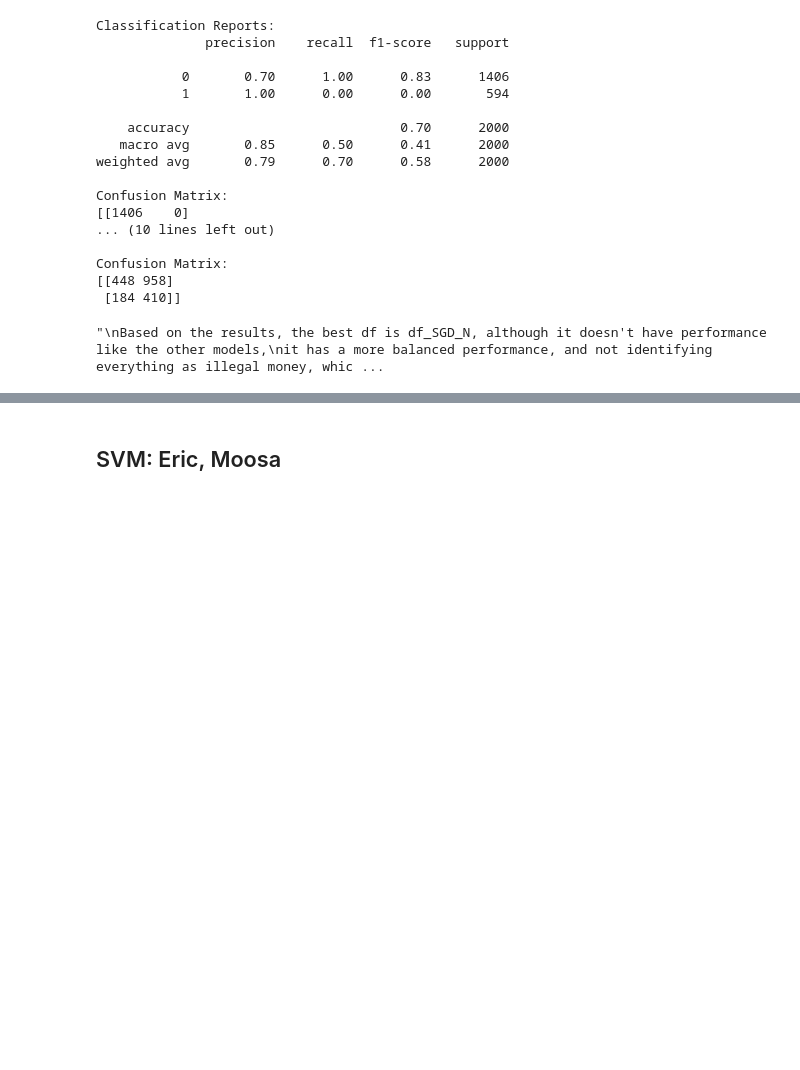
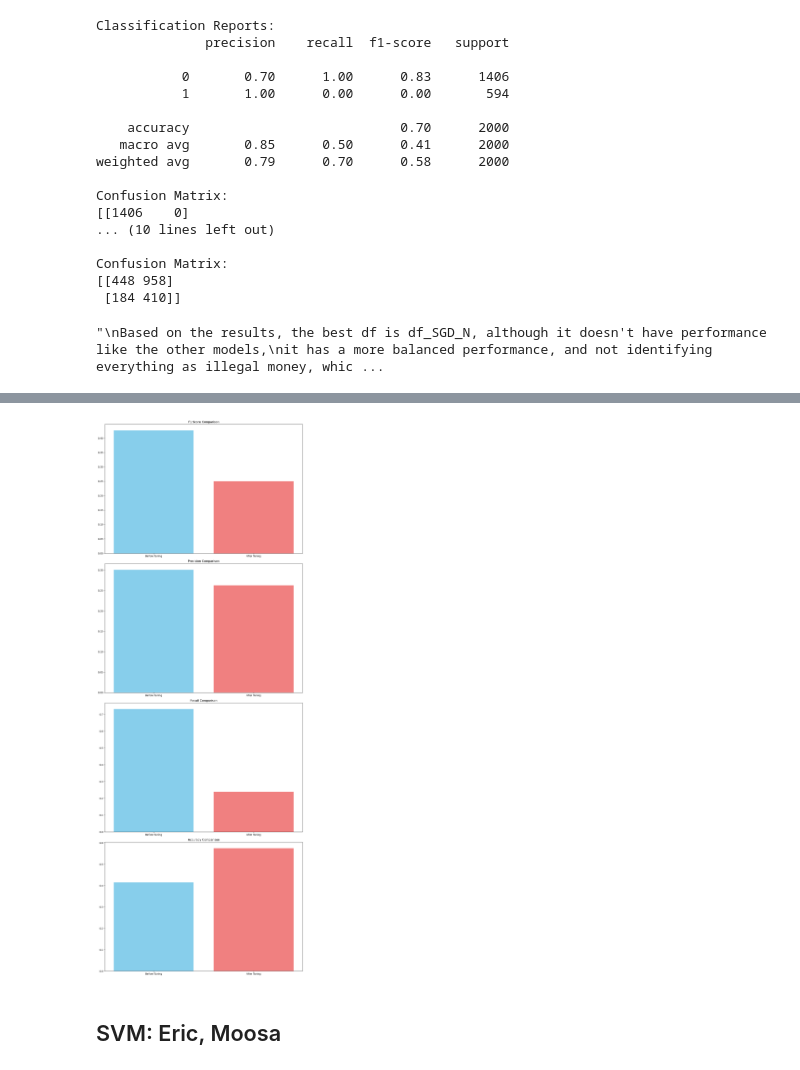
Before and after one commit to ericrlessa/ai-group, a Jupyter notebook: Term Project Code Final.ipynb, the cells around one changed output, grey strips where cells are left out. Drawn from its saved outputs; the diff is of its cells as text; code cells hidden in the pictures; blank space fills up the shorter version.

```diff
--- a/Term Project Code Final.ipynb
+++ b/Term Project Code Final.ipynb
@@ -1207,19 +1144,12 @@ grid_search.fit(X_resampled, y_resampled)
 #print(grid_search.best_estimator_)
 best_model = grid_search.best_estimator_
 y_pred = best_model.predict(X_test)
-cm = confusion_matrix(y_test, y_pred)
-cr = classification_report(y_test, y_pred)
-accuracy = accuracy_score(y_test, y_pred)
-f1 = f1_score(y_test, y_pred)
-precision = precision_score(y_test, y_pred)
-recall = recall_score(y_test, y_pred)
-
-print(cm)
-print(cr)
-print(accuracy)
-print(f1)
-print(precision)
-print(recall)
+after_cm = confusion_matrix(y_test, y_pred)
+after_cr = classification_report(y_test, y_pred)
+after_accuracy = accuracy_score(y_test, y_pred)
+after_f1 = f1_score(y_test, y_pred)
+after_precision = precision_score(y_test, y_pred)
+after_recall = recall_score(y_test, y_pred)
 # %% [output]
 Fitting 5 folds for each of 540 candidates, totalling 2700 fits
 [CV] END alpha=0.0001, eta0=0.01, learning_rate=optimal, loss=hinge, penalty=l2; total time=   0.0s
@@ -1281,3 +1430,28 @@ weighted avg       0.58      0.38      0.36      2000
+# %%
+# Visualize the comparison of all the results
+subplots = 4
+fig, axs = plt.subplots(subplots, 1, figsize=(12, 8 * subplots))
+
+# Define colors for each bar
+before_color = 'skyblue'
+after_color = 'lightcoral'
+
+axs[0].bar(['Before Tuning', 'After Tuning'], [before_f1, after_f1], color=[before_color, after_color])
+axs[0].set_title('F1 Score Comparison')
+
+axs[1].bar(['Before Tuning', 'After Tuning'], [before_precision, after_precision], color=[before_color, after_color])
+axs[1].set_title('Precision Comparison')
+
+axs[2].bar(['Before Tuning', 'After Tuning'], [before_recall, after_recall], color=[before_color, after_color])
+axs[2].set_title('Recall Comparison')
+
+axs[3].bar(['Before Tuning', 'After Tuning'], [before_accuracy, after_accuracy], color=[before_color, after_color])
+axs[3].set_title('Accuracy Comparison')
+
+plt.tight_layout()
+plt.show()
+# %% [output]
+[figure, added]
 # %% [markdown]
 ## SVM: Eric, Moosa
 # %% [markdown]
```
Also changed, not shown: parts of 13 cells of this notebook.
